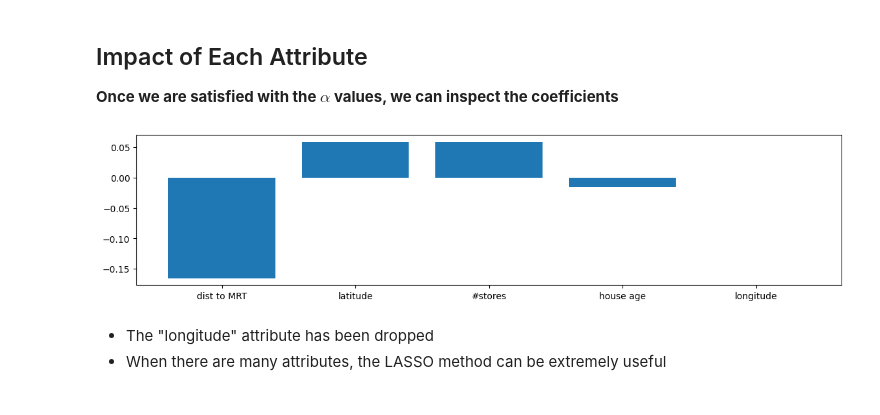
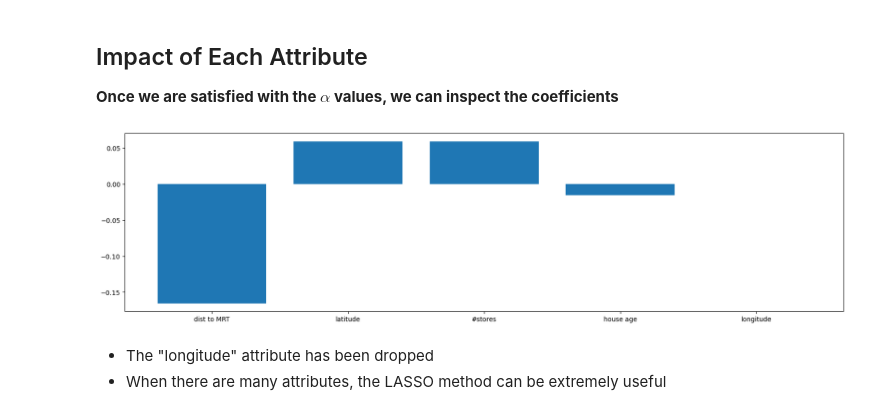
Before and after one commit to corso-marchesini-2026/interactive-lectures, a Jupyter notebook: notebooks/1.5. Regularization.ipynb, the cells around one changed output. Cells and saved outputs as stored; diff of their text form; code cells hidden in the pictures.

```diff
--- a/notebooks/1.5. Regularization.ipynb
+++ b/notebooks/1.5. Regularization.ipynb
@@ -257,10 +257,10 @@ R2 on the training set: 0.643
 # %%
 idx = np.argsort(-np.abs(m2.coef_))
 scores = m2.coef_[idx]
-plt.figure(figsize=(14, 3))
+plt.figure(figsize=(20, 5))
 plt.bar(0.5 + np.arange(len(idx)), scores, tick_label=X.columns[idx]);
 # %% [output]
-[figure, old version]
+[figure, new version]
 # %% [markdown]
 * The "longitude" attribute has been dropped
 * When there are many attributes, the LASSO method can be extremely useful
```
Also changed, not shown: parts of 3 cells of this notebook, 13 other files.
